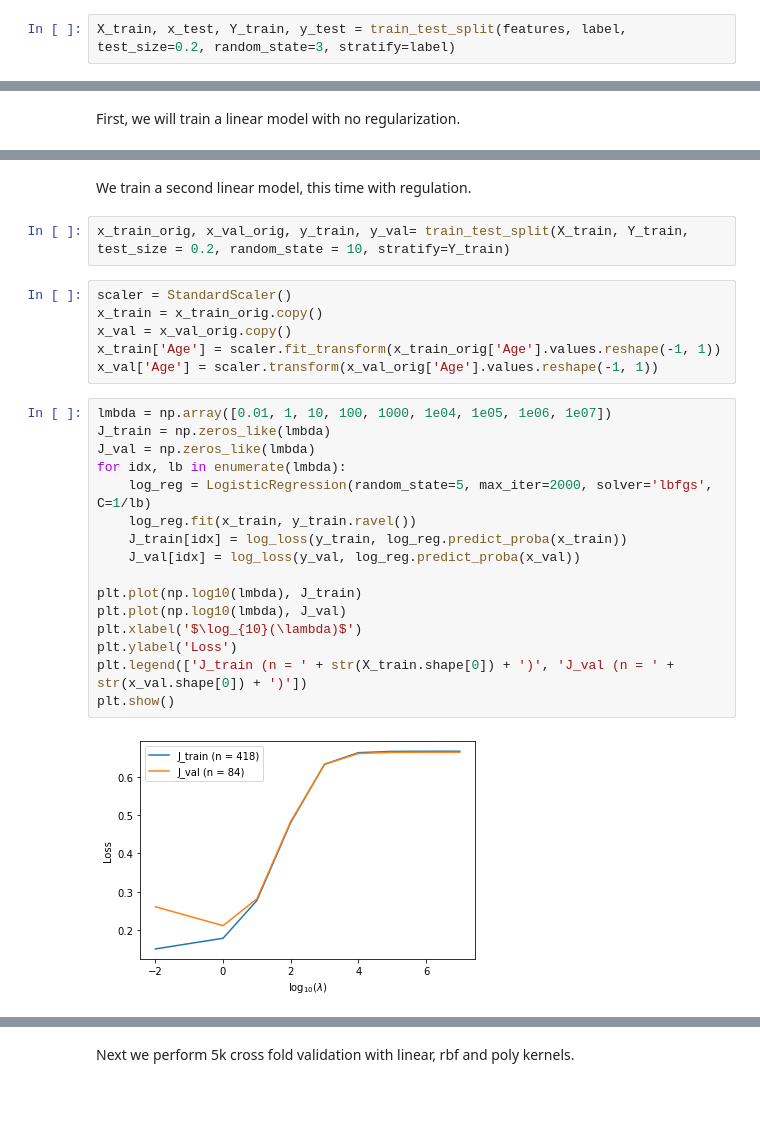
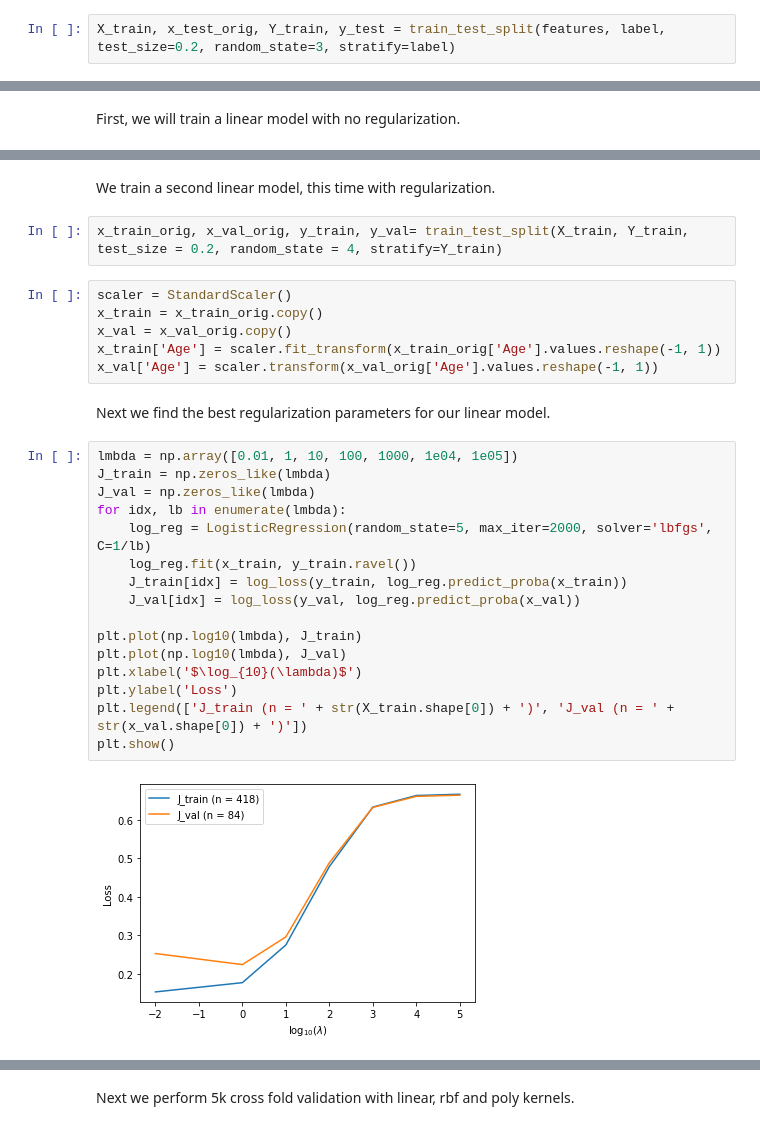
Before and after one commit to mlh-master/hw2_mlh-amit-yoel, a Jupyter notebook: HW2.ipynb, the cells around one changed output, grey strips where cells are left out. Saved outputs shown, nothing was run; the diff lists cells and outputs as text; blank space fills up the shorter version.

```diff
--- a/HW2.ipynb
+++ b/HW2.ipynb
@@ -104,7 +104,7 @@ label = c_dataset[['Diagnosis']]
 ### Part 2
 **Perform a test-train split of 20% test.**
 # %%
-X_train, x_test, Y_train, y_test = train_test_split(features, label, test_size=0.2, random_state=3, stratify=label)
+X_train, x_test_orig, Y_train, y_test = train_test_split(features, label, test_size=0.2, random_state=3, stratify=label)
 # %% [markdown]
 ### Part 3
 **Provide a detailed visualization and exploration of the data.**
@@ -305,28 +305,30 @@ Sensitivity is: 0.89, Specificity is: 0.93, PPV is: 0.95, NPV is: 0.84, Accuracy
 # %% [markdown]
-We train a second linear model, this time with regulation.
+We train a second linear model, this time with regularization.
 # %%
-x_train_orig, x_val_orig, y_train, y_val= train_test_split(X_train, Y_train, test_size = 0.2, random_state = 10, stratify=Y_train)
+x_train_orig, x_val_orig, y_train, y_val= train_test_split(X_train, Y_train, test_size = 0.2, random_state = 4, stratify=Y_train)
 # %%
 scaler = StandardScaler()
 x_train = x_train_orig.copy()
 x_val = x_val_orig.copy()
 x_train['Age'] = scaler.fit_transform(x_train_orig['Age'].values.reshape(-1, 1))
 x_val['Age'] = scaler.transform(x_val_orig['Age'].values.reshape(-1, 1))
+# %% [markdown]
+Next we find the best regularization parameters for our linear model.
 # %%
-lmbda = np.array([0.01, 1, 10, 100, 1000, 1e04, 1e05, 1e06, 1e07])
+lmbda = np.array([0.01, 1, 10, 100, 1000, 1e04, 1e05])
 J_train = np.zeros_like(lmbda)
 J_val = np.zeros_like(lmbda)
 for idx, lb in enumerate(lmbda):
     log_reg = LogisticRegression(random_state=5, max_iter=2000, solver='lbfgs', C=1/lb)
     log_reg.fit(x_train, y_train.ravel())
     J_train[idx] = log_loss(y_train, log_reg.predict_proba(x_train))
     J_val[idx] = log_loss(y_val, log_reg.predict_proba(x_val))
 
 plt.plot(np.log10(lmbda), J_train)
 plt.plot(np.log10(lmbda), J_val)
 plt.xlabel('$\log_{10}(\lambda)$')
 plt.ylabel('Loss')
 plt.legend(['J_train (n = ' + str(X_train.shape[0]) + ')', 'J_val (n = ' + str(x_val.shape[0]) + ')'])
 plt.show()
 # %% [output]
-[figure, old version]
+[figure, new version]
```
Also changed, not shown: parts of 24 cells of this notebook.
